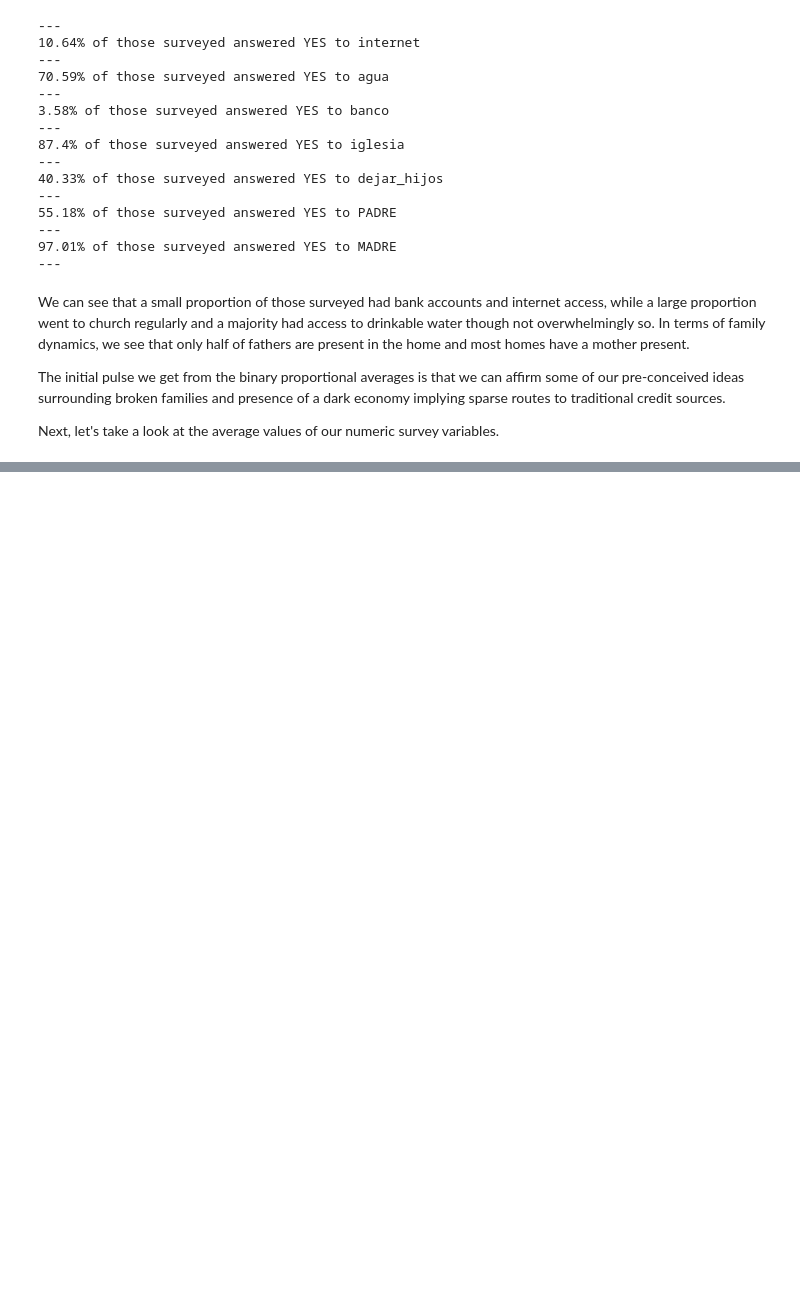
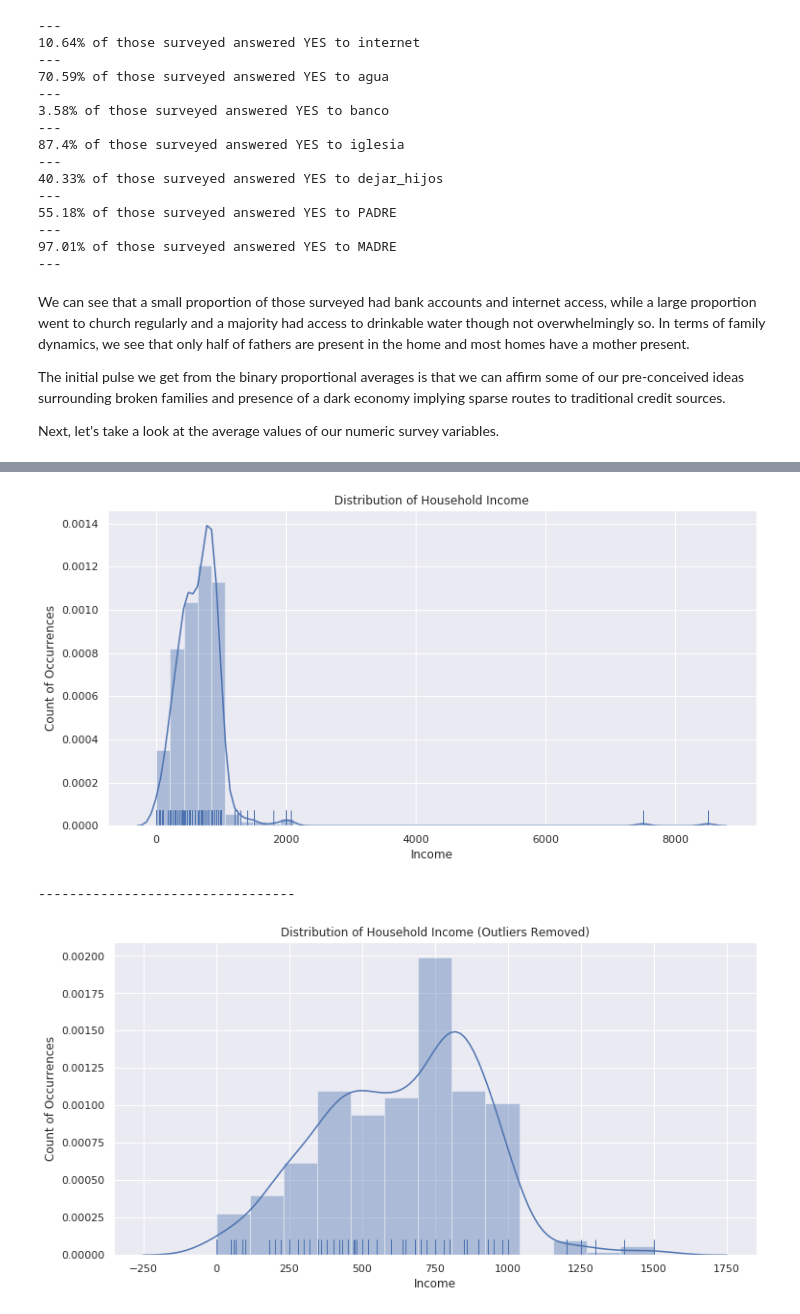
Before and after one commit to showmalley/code_portfolio, a Jupyter notebook: Development Economics/PovertySurveys/Survey Analysis Pamplona Alta 2018.ipynb, the cells around one changed output, grey strips where cells are left out. Saved outputs shown, nothing was run; the diff lists cells and outputs as text; code cells hidden in the pictures; blank space fills up the shorter version.

```diff
--- a/Development Economics/PovertySurveys/Survey Analysis Pamplona Alta 2018.ipynb
+++ b/Development Economics/PovertySurveys/Survey Analysis Pamplona Alta 2018.ipynb
@@ -265,0 +252,14 @@ plt.show()
+# %%
+fig, ax = plt.subplots(figsize=(12,6))
+sns.distplot(df.ingreso[(df['ingreso'].isna() == False)],ax=ax, color = 'b', rug = True, bins = 40)
+ax.set(xlabel = "Income",ylabel = "Count of Occurrences", title = "Distribution of Household Income")
+plt.show()
+print("---------------------------------")
+fig, ax = plt.subplots(figsize=(12,6))
+sns.distplot(df.ingreso[(df['ingreso'].isna() == False) & (df['ingreso']< 1600)],ax=ax, color = 'b', rug = True)
+ax.set(xlabel = "Income",ylabel = "Count of Occurrences", title = "Distribution of Household Income (Outliers Removed)")
+plt.show()
+# %% [output]
+[figure, added]
+---------------------------------
+[figure, added]
```
Also changed, not shown: parts of 14 cells of this notebook.
